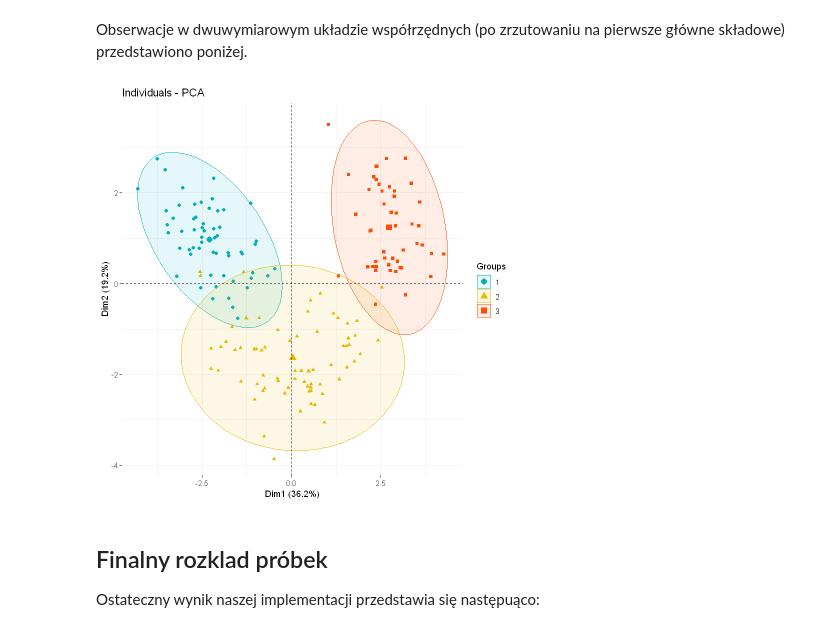
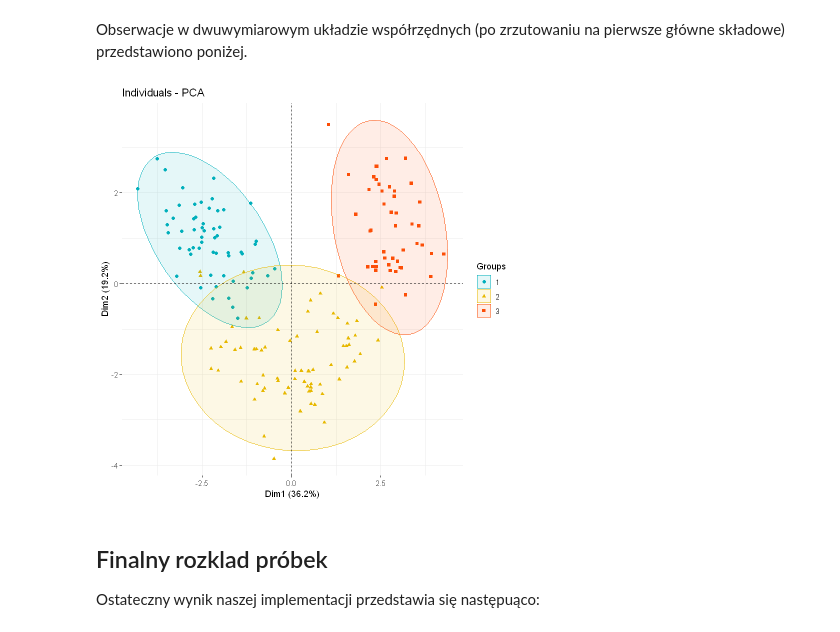
Before and after one commit to Ligerd/wizualizacja_danych, a Jupyter notebook: project_1/Project_1.ipynb, the cells around one changed output. Cells and saved outputs as stored; diff of their text form; code cells hidden in the pictures.

```diff
--- a/project_1/Project_1.ipynb
+++ b/project_1/Project_1.ipynb
@@ -103,13 +105,14 @@ Obserwacje w dwuwymiarowym układzie współrzędnych (po zrzutowaniu na pierwsz
 # %%
 fviz_pca_ind(pca_res,
              geom.ind = "point", # show points only (nbut not "text")
              col.ind = wine$Type, # color by groups
              palette = c("#00AFBB", "#E7B800", "#FC4E07"),
              addEllipses = TRUE, # Concentration ellipses
-             legend.title = "Groups"
+             legend.title = "Groups",
+             mean.point = FALSE
              )
 # %% [output]
-[figure, old version]
+[figure, new version]
 # %% [markdown]
 <a id='PCA_SUMMARY'></a>
 ## Finalny rozklad próbek
```
Also changed, not shown: parts of 19 cells of this notebook, 1 other file.
